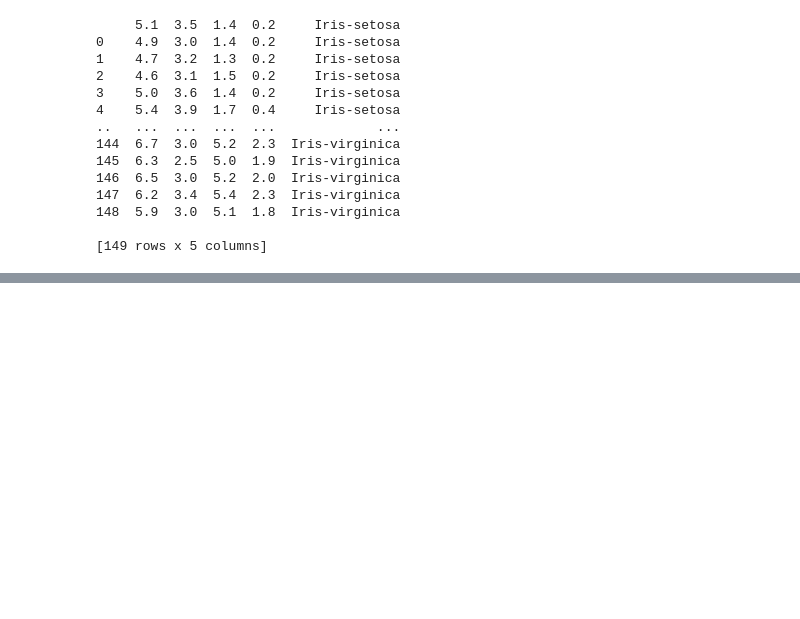
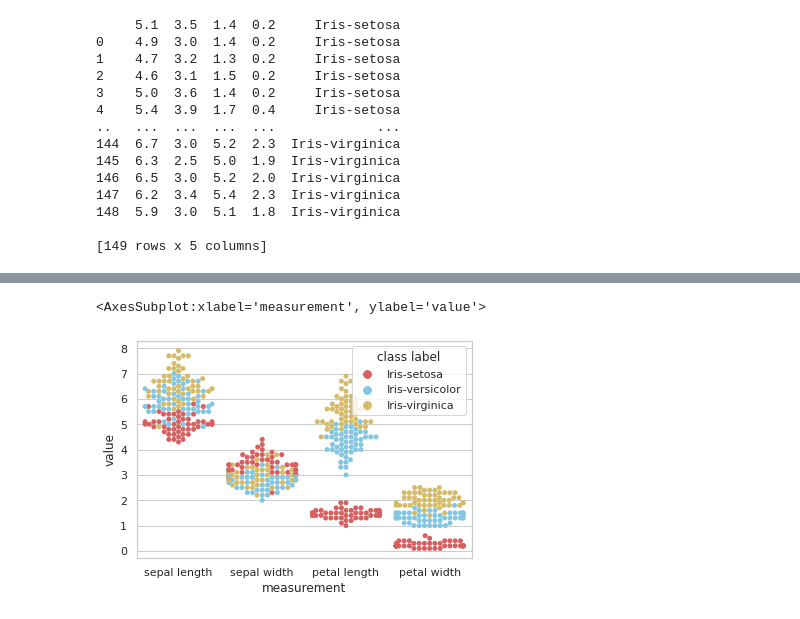
Before and after one commit to elskater98/BasicDataScience, a Jupyter notebook: Iris/notebooks/Untitled1.ipynb, the cells around one changed output, grey strips where cells are left out. Cells and saved outputs as stored; diff of their text form; code cells hidden in the pictures; blank space fills up the shorter version.

```diff
--- a/Iris/notebooks/Untitled1.ipynb
+++ b/Iris/notebooks/Untitled1.ipynb
@@ -62,0 +95,5 @@ dfIris['5.1'].plot()
+# %%
+sns.swarmplot(x="measurement", y="value", hue="class label", palette=["r","c","y"],data=dfIris )
+# %% [output]
+<AxesSubplot:xlabel='measurement', ylabel='value'>
+[figure, added]
```
Also changed, not shown: parts of 15 cells of this notebook.
